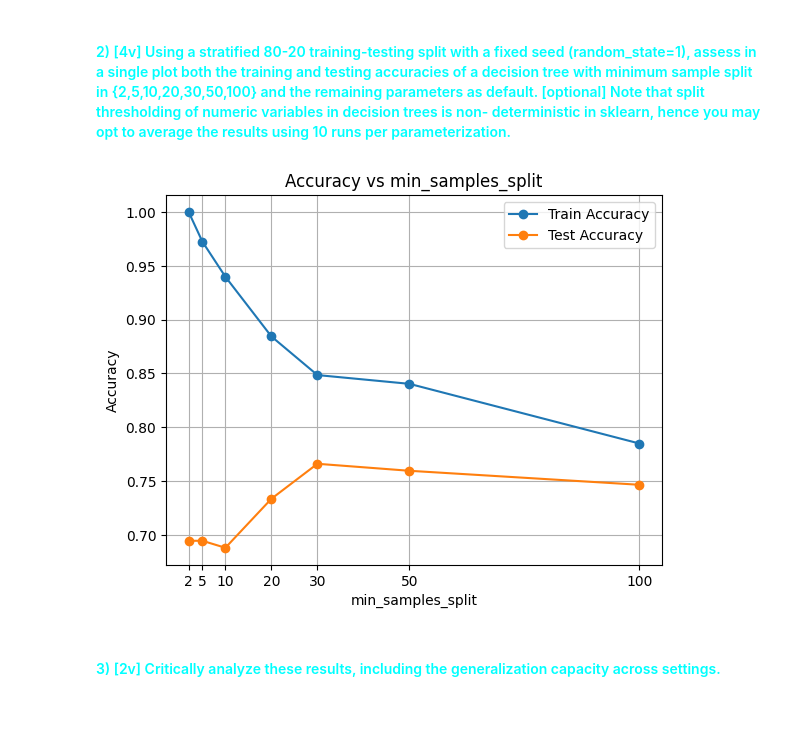
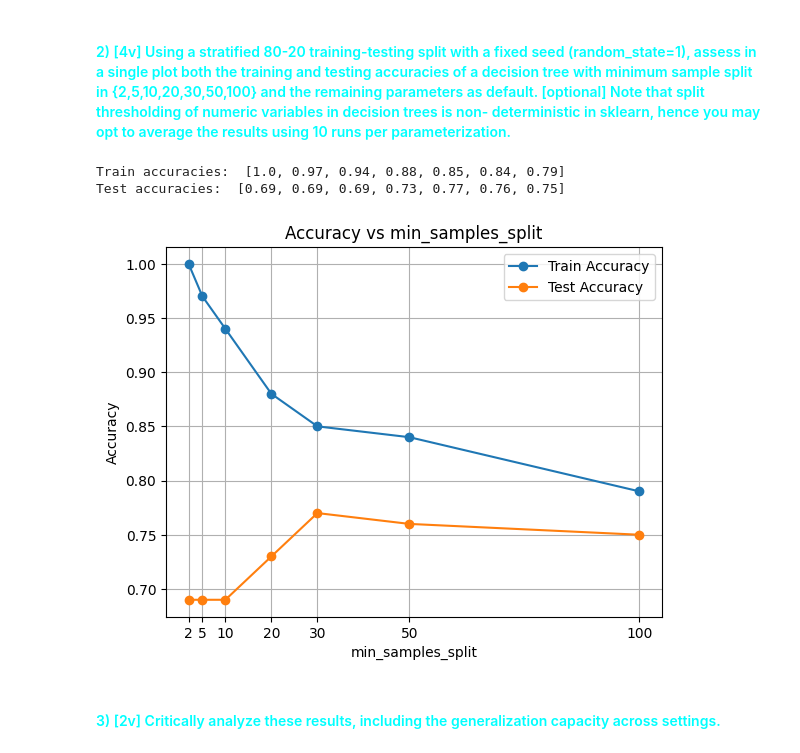
Before and after one commit to DriftPT/Apre-Project-24-25, a Jupyter notebook: G040_notebook.ipynb, the cells around one changed output. Drawn from its saved outputs; the diff is of its cells as text; code cells hidden in the pictures; blank space fills up the shorter version.

```diff
--- a/G040_notebook.ipynb
+++ b/G040_notebook.ipynb
@@ -67,33 +67,39 @@ sample_split = [2, 5, 10, 20, 30, 50, 100]
 X_train, X_test, y_train, y_test = train_test_split(x, y, train_size=0.8, stratify=y, random_state=1)
 
 accuracies_train = []
 accuracies_test = []
 
 for split in sample_split:
     split_accuracies_train = []
     split_accuracies_test = []
     for i in range(10):
         predictor = DecisionTreeClassifier(min_samples_split=split, random_state=1)
         predictor.fit(X_train, y_train)
         y_pred = predictor.predict(X_train)
         y_pred1 = predictor.predict(X_test)
         split_accuracies_train.append(metrics.accuracy_score(y_train, y_pred))
         split_accuracies_test.append(metrics.accuracy_score(y_test, y_pred1))
     avg_accuracy_train = np.mean(split_accuracies_train)
     accuracies_train.append(avg_accuracy_train)
     avg_accuracy_test = np.mean(split_accuracies_test)
     accuracies_test.append(avg_accuracy_test)
 
+accuracies_train = [round(acc, 2) for acc in accuracies_train]
+accuracies_test = [round(acc, 2) for acc in accuracies_test]
+
+print("Train accuracies: ", accuracies_train, "\nTest accuracies: ", accuracies_test)
 plt.plot(sample_split, accuracies_train, marker='o', label='Train Accuracy')
 plt.plot(sample_split, accuracies_test, marker='o', label='Test Accuracy')
 plt.grid()
 plt.xticks(sample_split)
 plt.title('Accuracy vs min_samples_split')
 plt.xlabel('min_samples_split')
 plt.ylabel('Accuracy')
 plt.legend()
 plt.show()
 # %% [output]
+Train accuracies:  [1.0, 0.97, 0.94, 0.88, 0.85, 0.84, 0.79]
+Test accuracies:  [0.69, 0.69, 0.69, 0.73, 0.77, 0.76, 0.75]
-[figure, old version]
+[figure, new version]
 # %% [markdown]
 <h4> <font color="cyan"> 3) [2v]  Critically analyze these results, including the generalization capacity across settings.
```
Also changed, not shown: parts of 6 cells of this notebook.
